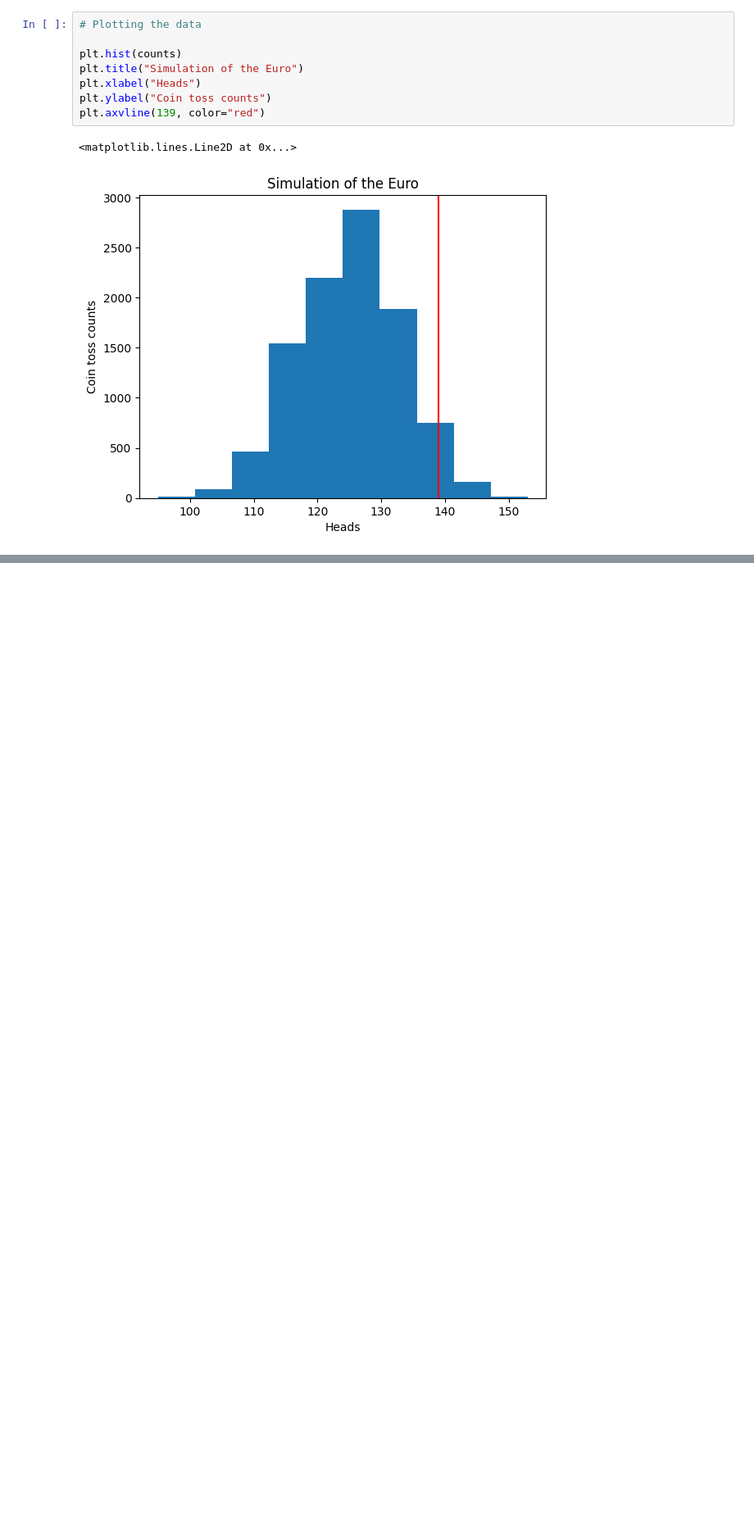
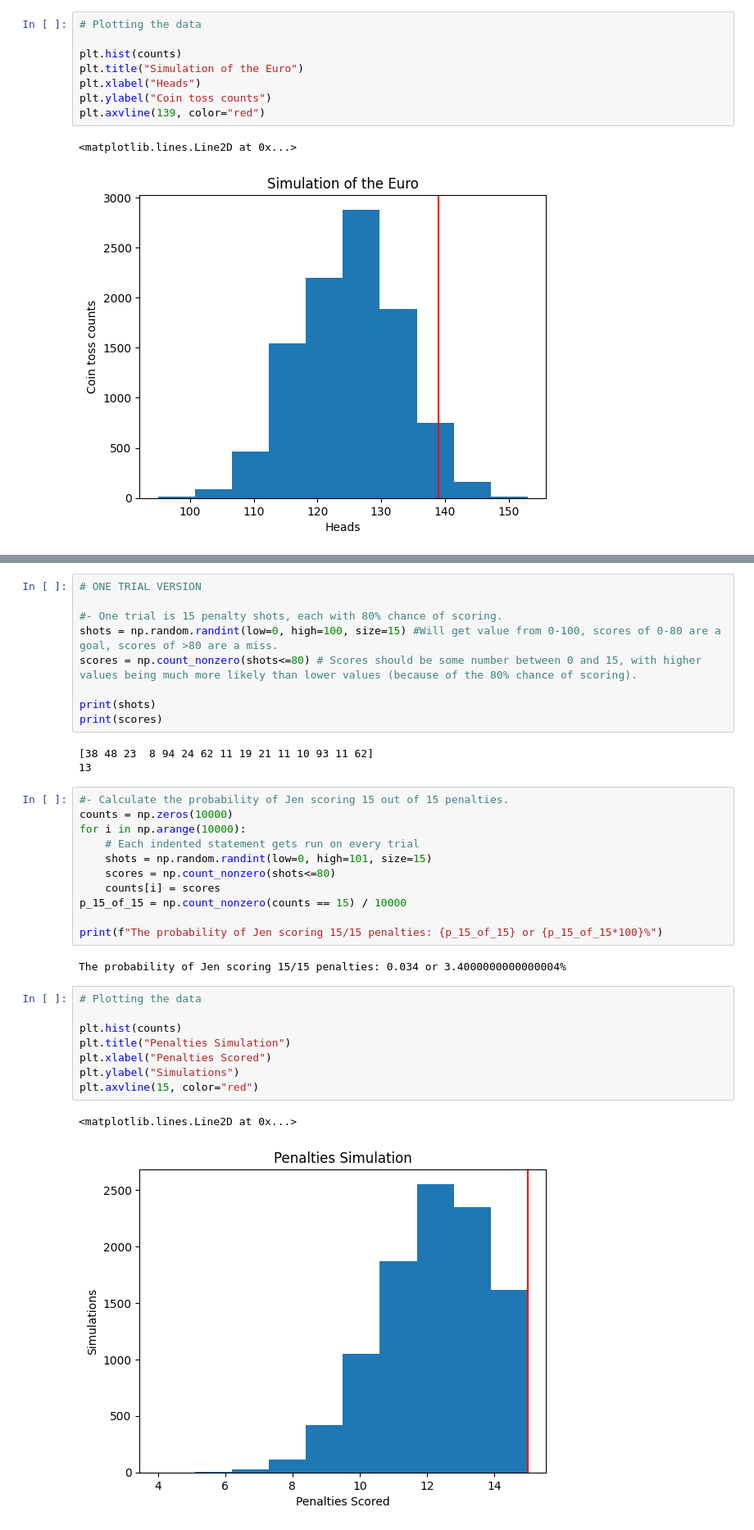
Before and after one commit to Berrybanana23/Data_Science_Simulation_Exercises, a Jupyter notebook: Data_Science_Simulation_Exercises.ipynb, the cells around one changed output, grey strips where cells are left out. Shown at 82% size. Saved outputs shown, nothing was run; the diff lists cells and outputs as text; blank space fills up the shorter version.

```diff
--- a/Data_Science_Simulation_Exercises.ipynb
+++ b/Data_Science_Simulation_Exercises.ipynb
@@ -296,0 +325,36 @@ plt.axvline(139, color="red")
+# %%
+# ONE TRIAL VERSION
+
+#- One trial is 15 penalty shots, each with 80% chance of scoring.
+shots = np.random.randint(low=0, high=100, size=15) #Will get value from 0-100, scores of 0-80 are a goal, scores of >80 are a miss.
+scores = np.count_nonzero(shots<=80) # Scores should be some number between 0 and 15, with higher values being much more likely than lower values (because of the 80% chance of scoring).
+
+print(shots)
+print(scores)
+# %% [output]
+[38 48 23  8 94 24 62 11 19 21 11 10 93 11 62]
+13
+# %%
+#- Calculate the probability of Jen scoring 15 out of 15 penalties.
+counts = np.zeros(10000)
+for i in np.arange(10000):
+    # Each indented statement gets run on every trial
+    shots = np.random.randint(low=0, high=101, size=15)
+    scores = np.count_nonzero(shots<=80)
+    counts[i] = scores
+p_15_of_15 = np.count_nonzero(counts == 15) / 10000
+
+print(f"The probability of Jen scoring 15/15 penalties: {p_15_of_15} or {p_15_of_15*100}%")
+# %% [output]
+The probability of Jen scoring 15/15 penalties: 0.034 or 3.4000000000000004%
+# %%
+# Plotting the data
+
+plt.hist(counts)
+plt.title("Penalties Simulation")
+plt.xlabel("Penalties Scored")
+plt.ylabel("Simulations")
+plt.axvline(15, color="red")
+# %% [output]
+<matplotlib.lines.Line2D at 0x...>
+[figure, added]
```
Also changed, not shown: parts of 13 cells of this notebook.
